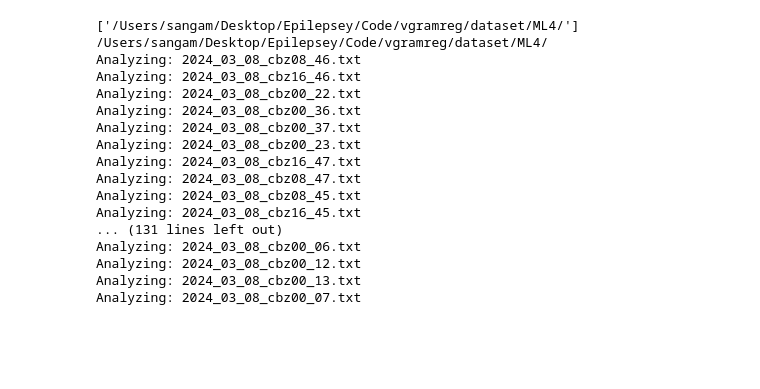
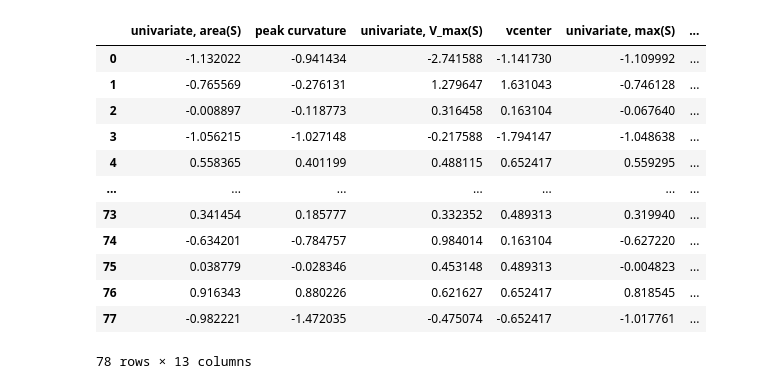
Before and after one commit to ramseylab/vgramreg, a Jupyter notebook: notebooks/Raw_Gaussian_Process.ipynb, the cells around one changed output. Saved outputs shown, nothing was run; the diff lists cells and outputs as text; code cells hidden in the pictures; blank space fills up the shorter version.

Commit message:
Run code to evaluate scores on raw dataset and feature engineered dataset for Gaussian process

```diff
--- a/notebooks/Raw_Gaussian_Process.ipynb
+++ b/notebooks/Raw_Gaussian_Process.ipynb
@@ -138,6 +192,24 @@ def load_dataset(dataset_path=None) -> Tuple[pd.DataFrame, pd.DataFrame, pd.Seri
     return (X_train, X_test, y_train, y_test), (X, y)
+# %%
+(X_train, X_test, y_train, y_test), (X, y) = load_dataset('/Users/sangam/Desktop/Epilepsey/Code/vgramreg/dataset/ML1_ML2/2024_02_19_ML1', raw=False)
+# %%
+X_train
+# %% [output]
+|  | univariate, area(S) | peak curvature | univariate, V_max(S) | vcenter | univariate, max(S) | ... |
+| 0 | -1.132022 | -0.941434 | -2.741588 | -1.141730 | -1.109992 | ... |
+| 1 | -0.765569 | -0.276131 | 1.279647 | 1.631043 | -0.746128 | ... |
+| 2 | -0.008897 | -0.118773 | 0.316458 | 0.163104 | -0.067640 | ... |
+| 3 | -1.056215 | -1.027148 | -0.217588 | -1.794147 | -1.048638 | ... |
+| 4 | 0.558365 | 0.401199 | 0.488115 | 0.652417 | 0.559295 | ... |
+| ... | ... | ... | ... | ... | ... | ... |
+| 73 | 0.341454 | 0.185777 | 0.332352 | 0.489313 | 0.319940 | ... |
+| 74 | -0.634201 | -0.784757 | 0.984014 | 0.163104 | -0.627220 | ... |
+| 75 | 0.038779 | -0.028346 | 0.453148 | 0.489313 | -0.004823 | ... |
+| 76 | 0.916343 | 0.880226 | 0.621627 | 0.652417 | 0.818545 | ... |
+| 77 | -0.982221 | -1.472035 | -0.475074 | -0.652417 | -1.017761 | ... |
+78 rows × 13 columns
 # %%
-all_dataset = glob('/Users/sangam/Desktop/Epilepsey/Code/vgramreg/dataset/ML4/')
+all_dataset = glob('/Users/sangam/Desktop/Epilepsey/Code/vgramreg/dataset/ML1_ML2/*')
 
 do_log   = True
 recenter = False
@@ -151,21 +223,3 @@ print(all_dataset)
 for dataset_path in all_dataset:
     print(dataset_path)
     data = run_vg2_raw(dataset_path, do_log, recenter, bw, s, c, w1, w2)
-# %% [output]
-['/Users/sangam/Desktop/Epilepsey/Code/vgramreg/dataset/ML4/']
-/Users/sangam/Desktop/Epilepsey/Code/vgramreg/dataset/ML4/
-Analyzing: 2024_03_08_cbz08_46.txt
-Analyzing: 2024_03_08_cbz16_46.txt
-Analyzing: 2024_03_08_cbz00_22.txt
-Analyzing: 2024_03_08_cbz00_36.txt
-Analyzing: 2024_03_08_cbz00_37.txt
-Analyzing: 2024_03_08_cbz00_23.txt
-Analyzing: 2024_03_08_cbz16_47.txt
-Analyzing: 2024_03_08_cbz08_47.txt
-Analyzing: 2024_03_08_cbz08_45.txt
-Analyzing: 2024_03_08_cbz16_45.txt
-... (131 lines left out)
-Analyzing: 2024_03_08_cbz00_06.txt
-Analyzing: 2024_03_08_cbz00_12.txt
-Analyzing: 2024_03_08_cbz00_13.txt
-Analyzing: 2024_03_08_cbz00_07.txt
```
Also changed, not shown: parts of 18 cells of this notebook.
